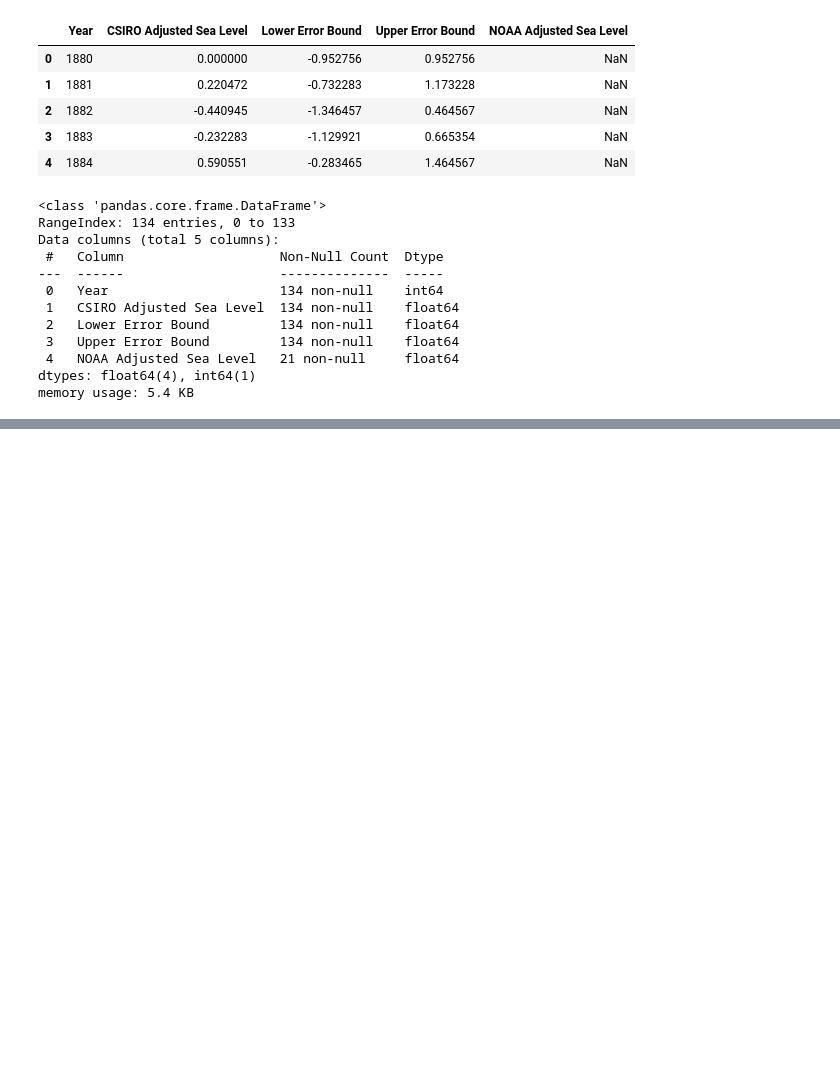
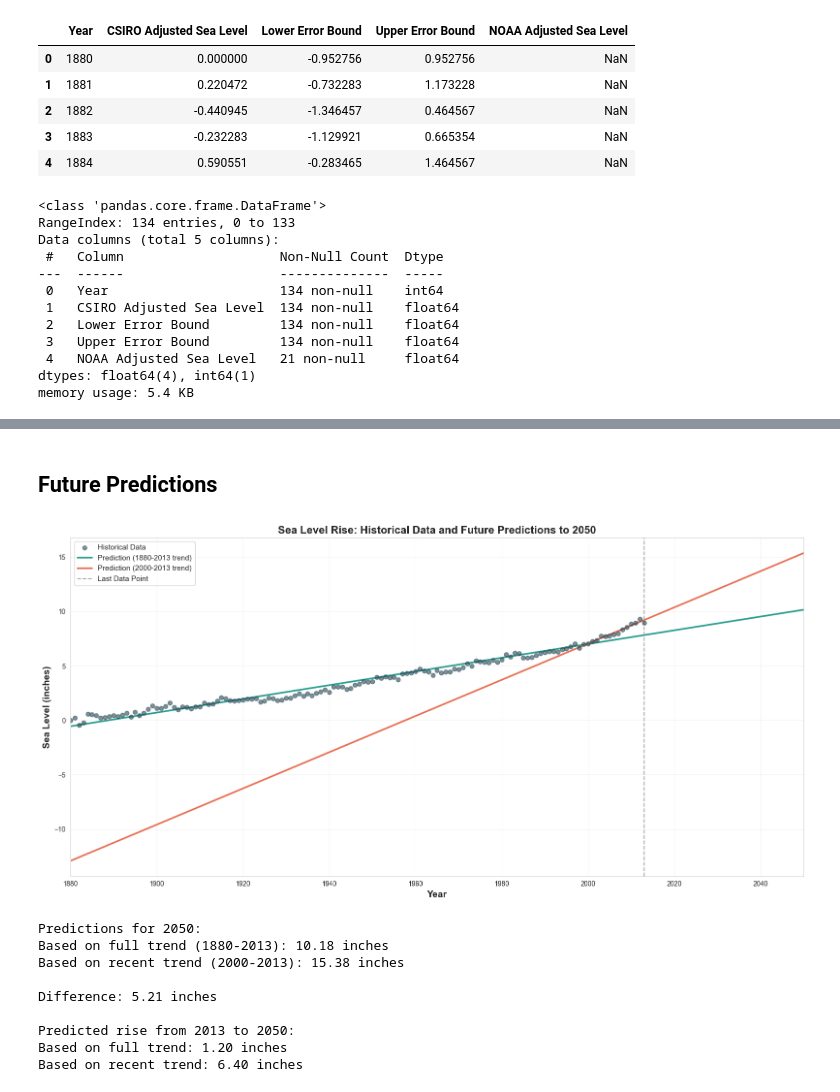
Before and after one commit to itsluckysharma01/Sea-Level-Predictor, a Jupyter notebook: main.ipynb, the cells around one changed output, grey strips where cells are left out. Cells and saved outputs as stored; diff of their text form; code cells hidden in the pictures; blank space fills up the shorter version.

```diff
--- a/main.ipynb
+++ b/main.ipynb
@@ -32,0 +152,66 @@ memory usage: 5.4 KB
+# %% [markdown]
+## Future Predictions
+# %%
+# Create predictions to 2050
+from scipy import stats
+
+# Full dataset regression (1880-2013)
+slope_full, intercept_full, r_full, _, _ = stats.linregress(df['Year'], df['CSIRO Adjusted Sea Level'])
+
+# Recent trend regression (2000-2013)
+recent_df = df[df['Year'] >= 2000]
+slope_recent, intercept_recent, r_recent, _, _ = stats.linregress(recent_df['Year'], recent_df['CSIRO Adjusted Sea Level'])
+
+# Create future years
+future_years = np.arange(1880, 2051)
+pred_full = slope_full * future_years + intercept_full
+pred_recent = slope_recent * future_years + intercept_recent
+
+# Visualization
+plt.figure(figsize=(16, 8))
+
+# Plot historical data
+plt.scatter(df['Year'], df['CSIRO Adjusted Sea Level'], alpha=0.6, s=40,
+            color='#264653', label='Historical Data', zorder=3)
+
+# Plot predictions
+plt.plot(future_years, pred_full, color='#2A9D8F', linewidth=2.5,
+         label=f'Prediction (1880-2013 trend)', linestyle='-')
+plt.plot(future_years, pred_recent, color='#E76F51', linewidth=2.5,
+         label=f'Prediction (2000-2013 trend)', linestyle='-')
+
+# Add vertical line at current year
+plt.axvline(x=2013, color='gray', linestyle='--', linewidth=1.5, alpha=0.7, label='Last Data Point')
+
+# Styling
+plt.xlabel('Year', fontsize=14, fontweight='bold')
+plt.ylabel('Sea Level (inches)', fontsize=14, fontweight='bold')
+plt.title('Sea Level Rise: Historical Data and Future Predictions to 2050', fontsize=16, fontweight='bold')
+plt.legend(fontsize=11, loc='upper left')
+plt.grid(True, alpha=0.3)
+plt.xlim(1880, 2050)
+
+plt.tight_layout()
+plt.show()
+
+# Print predictions
+print("\nPredictions for 2050:")
+print(f"Based on full trend (1880-2013): {slope_full * 2050 + intercept_full:.2f} inches")
+print(f"Based on recent trend (2000-2013): {slope_recent * 2050 + intercept_recent:.2f} inches")
+print(f"\nDifference: {abs((slope_full * 2050 + intercept_full) - (slope_recent * 2050 + intercept_recent)):.2f} inches")
+
+print(f"\nPredicted rise from 2013 to 2050:")
+last_value = df['CSIRO Adjusted Sea Level'].iloc[-1]
+print(f"Based on full trend: {(slope_full * 2050 + intercept_full) - last_value:.2f} inches")
+print(f"Based on recent trend: {(slope_recent * 2050 + intercept_recent) - last_value:.2f} inches")
+# %% [output]
+[figure, added]
+Predictions for 2050:
+Based on full trend (1880-2013): 10.18 inches
+Based on recent trend (2000-2013): 15.38 inches
+
+Difference: 5.21 inches
+
+Predicted rise from 2013 to 2050:
+Based on full trend: 1.20 inches
+Based on recent trend: 6.40 inches
```
Also changed, not shown: parts of 4 cells of this notebook.
